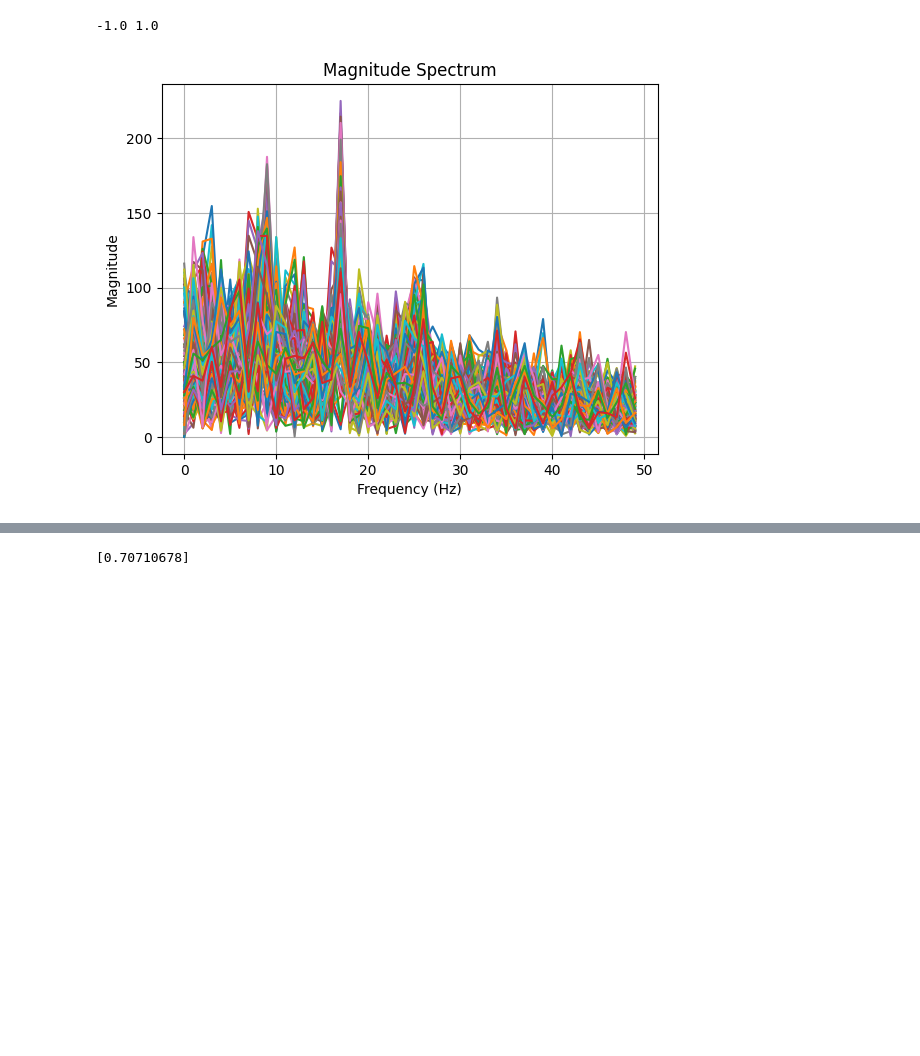
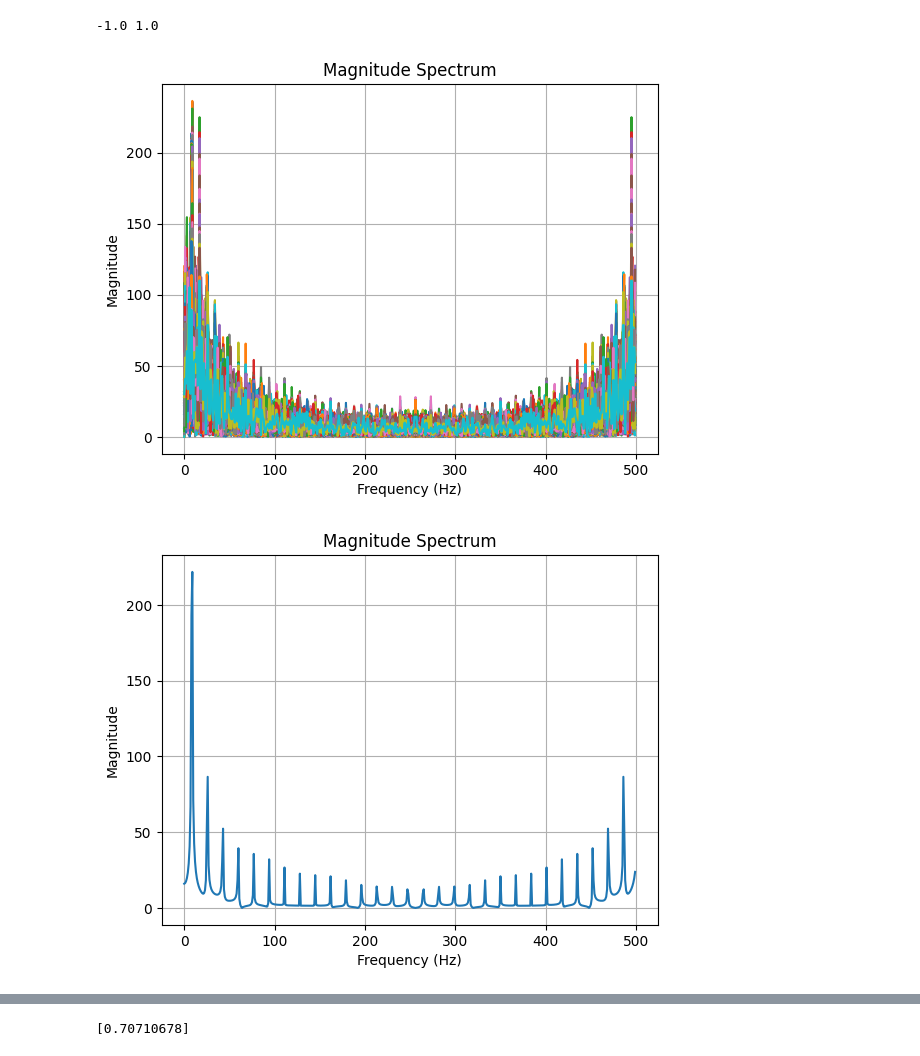
Before and after one commit to CVC-Lab/motion_code, a Jupyter notebook: multiphase_moskgp.ipynb, the cells around one changed output, grey strips where cells are left out. Cells and saved outputs as stored; diff of their text form; code cells hidden in the pictures; blank space fills up the shorter version.

```diff
--- a/multiphase_moskgp.ipynb
+++ b/multiphase_moskgp.ipynb
@@ -50,47 +50,48 @@ tensor([1, 1, 1, 1, 1, 1, 1, 1, 1, 1, 1, 1, 1, 0, 0, 0, 0, 0, 0, 0, 0, 0, 0, 0,
 # %%
 np_arr = img.squeeze().detach().numpy()
 print(np_arr.min(), np_arr.max())
 
 plt.figure()
 rows, labels = next(iter(row_loader))
 for idx in range(len(labels)):
     if labels[idx]==1:
 
         # Compute the FFT
-        t = torch.linspace(0, 1, 100)
+        t = torch.linspace(0, 1, 1000)
         fft_result = torch.fft.fft(rows[idx, :, 0])
-        freqs = torch.fft.fftfreq(len(t), 1./100) #1/1000
+        freqs = torch.fft.fftfreq(len(t), 1./1000) #1/1000
 
         # Take only the positive frequencies
         positive_freqs = freqs[:len(freqs)//2]
         magnitude = torch.abs(fft_result)[:len(freqs)//2]
 
         # Plot the magnitude spectrum
         plt.plot(positive_freqs, magnitude)
 plt.title("Magnitude Spectrum")
 plt.xlabel("Frequency (Hz)")
 plt.ylabel("Magnitude")
 plt.grid(True)
 plt.show()
 
-# for row_index in [30, 100, 150, 450, 400]:
-#     plt.figure()
-#      # Compute the FFT
-#     t = np.linspace(0, 1, 100, endpoint=False)
-#     fft_result = np.fft.fft(np_arr[row_index, :])
-#     freqs = np.fft.fftfreq(len(t), 1./100) #1/1000
+for row_index in [30, 100, 150, 450, 400]:
+    plt.figure()
+     # Compute the FFT
+    t = np.linspace(0, 1, 1000, endpoint=False)
+    fft_result = np.fft.fft(np_arr[row_index, :])
+    freqs = np.fft.fftfreq(len(t), 1./1000) #1/1000
 
-#     # Take only the positive frequencies
-#     positive_freqs = freqs[:len(freqs)//2]
-#     magnitude = np.abs(fft_result)[:len(freqs)//2]
+    # Take only the positive frequencies
+    positive_freqs = freqs[:len(freqs)//2]
+    magnitude = np.abs(fft_result)[:len(freqs)//2]
 
-#     # Plot the magnitude spectrum
-#     plt.plot(positive_freqs, magnitude)
-#     plt.title("Magnitude Spectrum")
-#     plt.xlabel("Frequency (Hz)")
-#     plt.ylabel("Magnitude")
-#     plt.grid(True)
-#     plt.show()
+    # Plot the magnitude spectrum
+    plt.plot(positive_freqs, magnitude)
+    plt.title("Magnitude Spectrum")
+    plt.xlabel("Frequency (Hz)")
+    plt.ylabel("Magnitude")
+    plt.grid(True)
+    plt.show()
 # %% [output]
 -1.0 1.0
-[figure, old version]
+[figure, new version]
+[figure, added]
```
Also changed, not shown: parts of 5 cells of this notebook, 6 other files.
